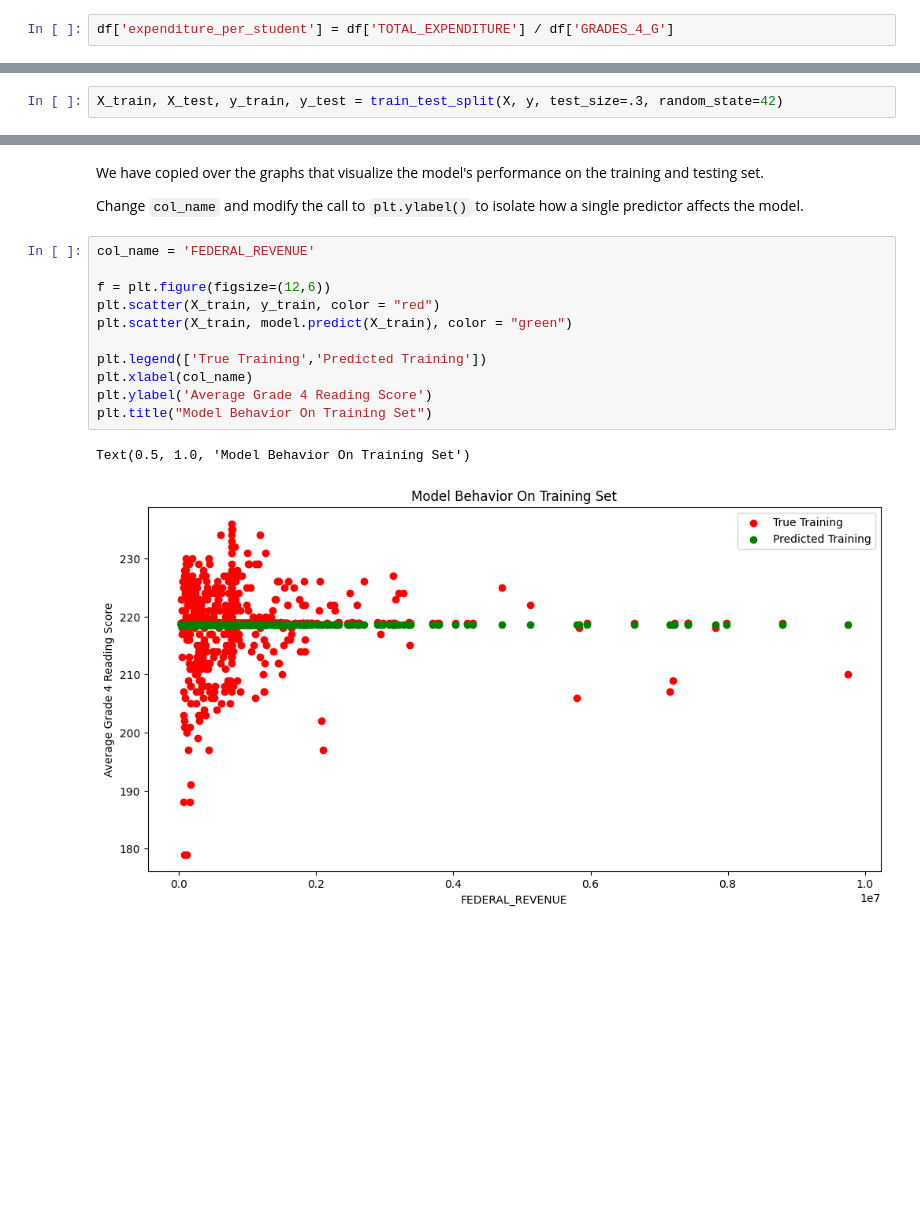
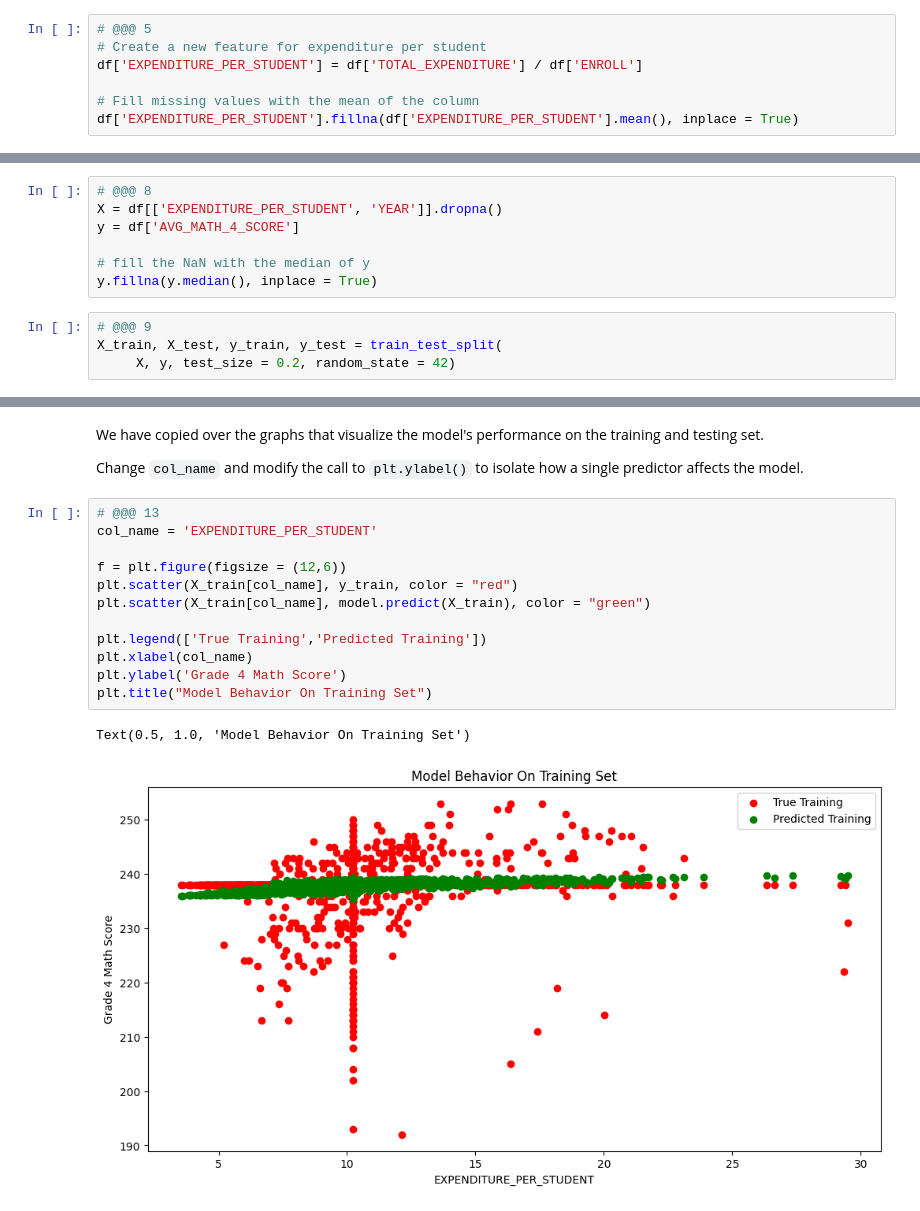
Before and after one commit to chelsguo/MDST-Tutorial, a Jupyter notebook: checkpoint1.ipynb, the cells around one changed output, grey strips where cells are left out. Saved outputs shown, nothing was run; the diff lists cells and outputs as text; blank space fills up the shorter version.

```diff
--- a/checkpoint1.ipynb
+++ b/checkpoint1.ipynb
@@ -145,4 +117,9 @@ You can also create your own features. For example, perhaps you figured that may
 
 Use this space to modify or create features.
-# %%
-df['expenditure_per_student'] = df['TOTAL_EXPENDITURE'] / df['GRADES_4_G']
+# %%
+# @@@ 5
+# Create a new feature for expenditure per student
+df['EXPENDITURE_PER_STUDENT'] = df['TOTAL_EXPENDITURE'] / df['ENROLL']
+
+# Fill missing values with the mean of the column
+df['EXPENDITURE_PER_STUDENT'].fillna(df['EXPENDITURE_PER_STUDENT'].mean(), inplace = True)
@@ -192,5 +175,14 @@ y = df['AVG_READING_4_SCORE'].values.reshape(-1, 1)
+# %%
+# @@@ 8
+X = df[['EXPENDITURE_PER_STUDENT', 'YEAR']].dropna()
+y = df['AVG_MATH_4_SCORE']
+
+# fill the NaN with the median of y
+y.fillna(y.median(), inplace = True)
 # %%
-X_train, X_test, y_train, y_test = train_test_split(X, y, test_size=.3, random_state=42)
+# @@@ 9
+X_train, X_test, y_train, y_test = train_test_split(
+     X, y, test_size = 0.2, random_state = 42)
 # %% [markdown]
 <h2> Prediction </h2>
 # %% [markdown]
@@ -225,17 +216,18 @@ We have copied over the graphs that visualize the model's performance on the tra
 
 Change `col_name` and modify the call to `plt.ylabel()` to isolate how a single predictor affects the model.
 # %%
-col_name = 'FEDERAL_REVENUE'
+# @@@ 13
+col_name = 'EXPENDITURE_PER_STUDENT'
 
-f = plt.figure(figsize=(12,6))
-plt.scatter(X_train, y_train, color = "red")
-plt.scatter(X_train, model.predict(X_train), color = "green")
+f = plt.figure(figsize = (12,6))
+plt.scatter(X_train[col_name], y_train, color = "red")
+plt.scatter(X_train[col_name], model.predict(X_train), color = "green")
 
 plt.legend(['True Training','Predicted Training'])
 plt.xlabel(col_name)
-plt.ylabel('Average Grade 4 Reading Score')
+plt.ylabel('Grade 4 Math Score')
 plt.title("Model Behavior On Training Set")
 # %% [output]
 Text(0.5, 1.0, 'Model Behavior On Training Set')
-[figure, old version]
+[figure, new version]
 # %%
```
Also changed, not shown: parts of 28 cells of this notebook.
